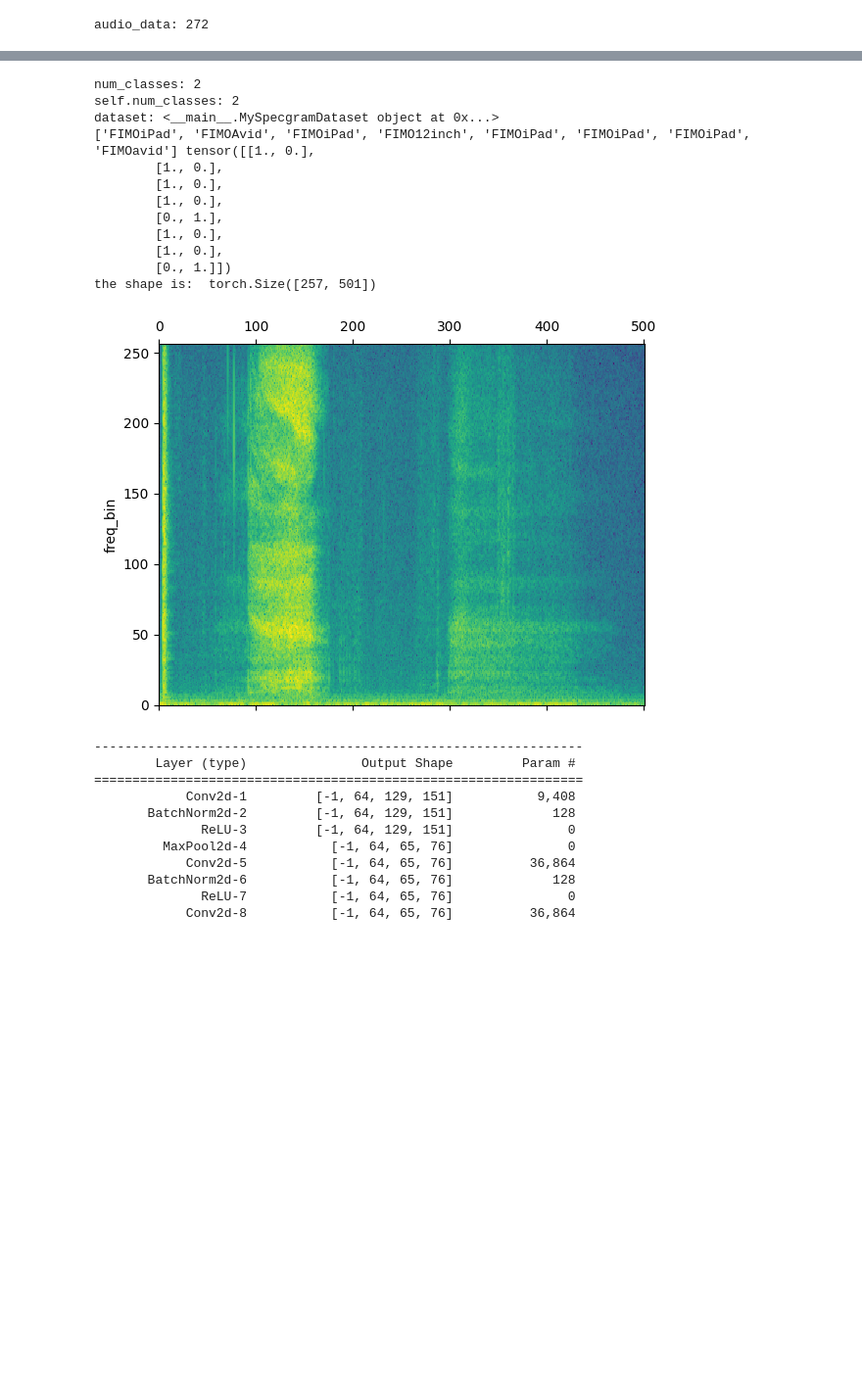
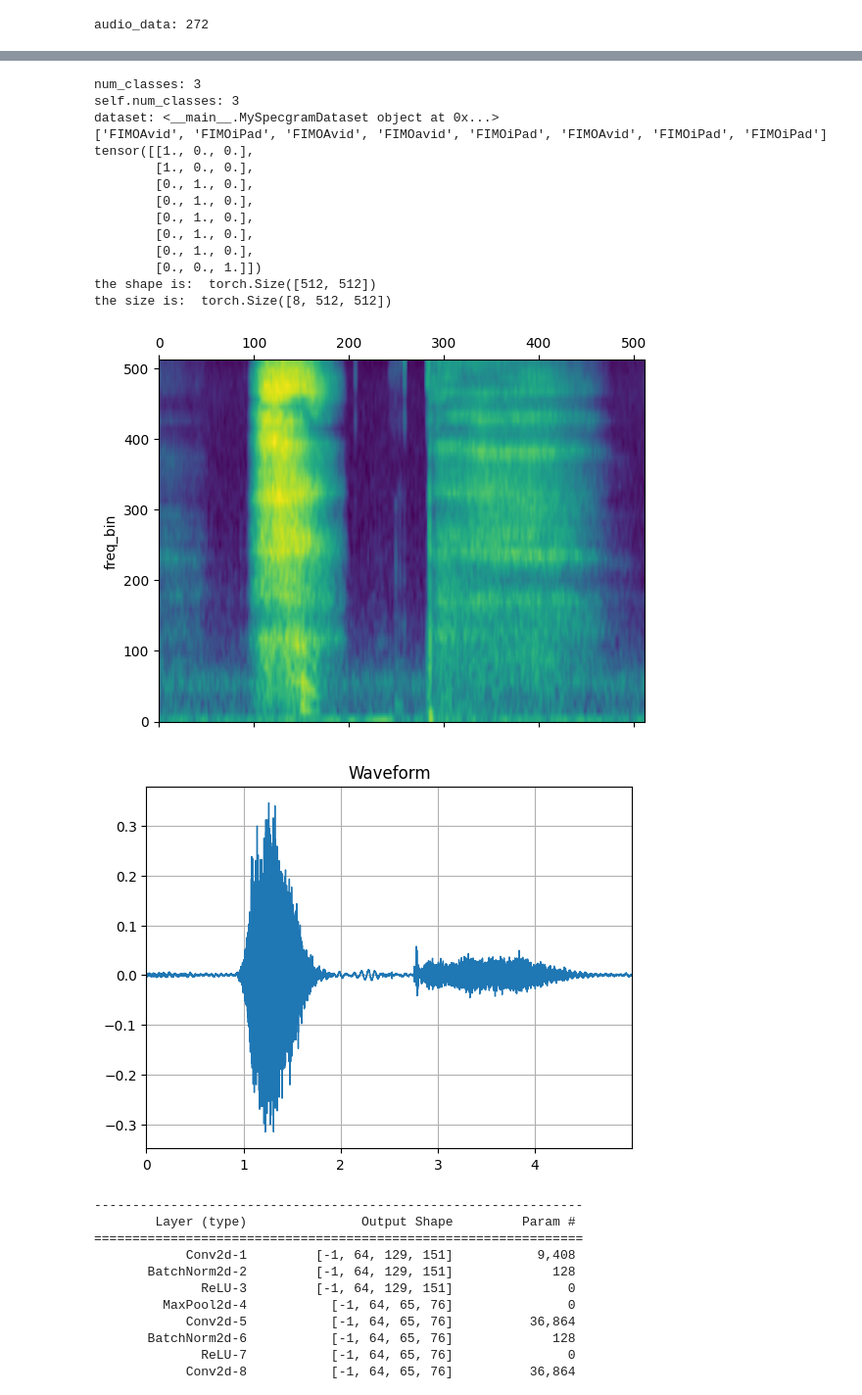
Before and after one commit to parsa-k/b2ai-voice, a Jupyter notebook: stridor-geetha.ipynb, the cells around one changed output, grey strips where cells are left out. Shown: that part at 98% size. Saved outputs shown, nothing was run; the diff lists cells and outputs as text; code cells hidden in the pictures; blank space fills up the shorter version.

```diff
--- a/stridor-geetha.ipynb
+++ b/stridor-geetha.ipynb
@@ -211,7 +65,7 @@ output_json = 'rec_6_time.json'  # Desired output JSON file name
 # Read the Excel file
 patient_status_df = pd.read_excel(excel_path)
 
-recordings = generate_recording_objects(root_path, patient_status_df)
+recordings = generate_recording_objects(root_path, patient_status_df, label_column)
 print(f"Total samples: {len(recordings)}")
 
 # Uncomment the following lines to save to CSV
@@ -284,28 +103,0 @@ filtered recordings: [{'uid': '3e734284-411f-4731-89e3-6073fbd3b65c', 'recording
-# %%
-def compute_short_time_energy(y, frame_size=1024, hop_length=512):
-    """
-    Compute the short-time energy of the audio signal.
-    """
-    energy = torch.tensor([
-        torch.sum(y[i:i+frame_size] ** 2)
-        for i in range(0, len(y), hop_length)
-    ])
-    return energy
-
-def get_most_active_segment(signal, sr, required_samples, hop_length=512):
-    # Compute short-time energy
-    frame_size = hop_length
-    energy = compute_short_time_energy(signal, frame_size, hop_length)
-
-    # Ensure required_samples is an integer
-    required_samples = int(required_samples)
-
-    # Find the most active segment
-    active_start_frame = torch.argmax(torch.nn.functional.conv1d(
-        energy.view(1, 1, -1),
-        torch.ones(1, 1, required_samples // hop_length)
-    ))
-    active_start_sample = active_start_frame * hop_length
-    active_end_sample = active_start_sample + required_samples
-
-    return signal[active_start_sample:active_end_sample]
@@ -549,55 +313,61 @@ Recording Label: FIMO12inch
 # convert into dataframe
 df = pd.DataFrame(audio_data)
 # print(f"df: {df}")
-label_column = 'stridor_status'  # Or 'status', depending on your use case
 num_classes = df[label_column].nunique()
 print(f"num_classes: {num_classes}")
 
-dataset = MySpecgramDataset(df, label_column, num_classes)
+dataset = MySpecgramDataset(df, label_column, num_classes, mel = True)
 print(f"dataset: {dataset}")
 
 # # Example: Iterate through the dataset
 # for i in range(len(dataset)):
 #     sample = dataset[i]
 #     print(sample['recording_label'], sample[label_column])
 
 # # Example: Decode a label
 # sample_label = dataset[22][label_column]
 # print(f"sample_label: {sample_label}")
 # decoded_label = dataset.decode_label(sample_label)
 # print(f"Original label: {decoded_label}")
 
 # Split the dataset into train, validation, and test sets
 train_size = int(0.8 * len(dataset))
 val_size = int(0.1 * len(dataset))
 test_size = len(dataset) - train_size - val_size
 train_dataset, val_dataset, test_dataset = torch.utils.data.random_split(dataset, [train_size, val_size, test_size])
 
 # Create DataLoaders for batching and shuffling
 train_dataloader = torch.utils.data.DataLoader(train_dataset, batch_size=8, shuffle=True)
 val_dataloader = torch.utils.data.DataLoader(val_dataset, batch_size=8, shuffle=False)
 test_dataloader = torch.utils.data.DataLoader(test_dataset, batch_size=8, shuffle=False)
 
 # Example: Iterate through the train DataLoader
 for batch in train_dataloader:
-    print(batch['recording_label'], batch['stridor_status'])
+    print(batch['recording_label'], batch[label_column])
     plot_spectrogram(batch['signal'][0])
+    plot_waveform(batch['audio'][0], 16000, title="Waveform", ax=None)
+    # for i in range(1,2):
+    #     plot_spectrogram(batch['signal'][i])
+    #     plot_waveform(batch['audio'][i], 16000, title="Waveform", ax=None)
     print("the shape is: ", batch['signal'][0].shape)
+    print("the size is: ", batch['signal'].shape)
     break
 # %% [output]
-num_classes: 2
-self.num_classes: 2
+num_classes: 3
+self.num_classes: 3
 dataset: <__main__.MySpecgramDataset object at 0x...>
-['FIMOiPad', 'FIMOAvid', 'FIMOiPad', 'FIMO12inch', 'FIMOiPad', 'FIMOiPad', 'FIMOiPad', 'FIMOavid'] tensor([[1., 0.],
-        [1., 0.],
-        [1., 0.],
-        [1., 0.],
-        [0., 1.],
-        [1., 0.],
-        [1., 0.],
-        [0., 1.]])
-the shape is:  torch.Size([257, 501])
+['FIMOAvid', 'FIMOiPad', 'FIMOAvid', 'FIMOavid', 'FIMOiPad', 'FIMOAvid', 'FIMOiPad', 'FIMOiPad'] tensor([[1., 0., 0.],
+        [1., 0., 0.],
+        [0., 1., 0.],
+        [0., 1., 0.],
+        [0., 1., 0.],
+        [0., 1., 0.],
+        [0., 1., 0.],
+        [0., 0., 1.]])
+the shape is:  torch.Size([512, 512])
+the size is:  torch.Size([8, 512, 512])
-[figure, old version]
+[figure, new version]
+[figure, added]
 # %%
 cnn = resnet18('IMAGENET1K_V1')
 cnn.fc = torch.nn.Linear(512, num_classes)
```
Also changed, not shown: parts of 14 cells of this notebook, 1 other file.
